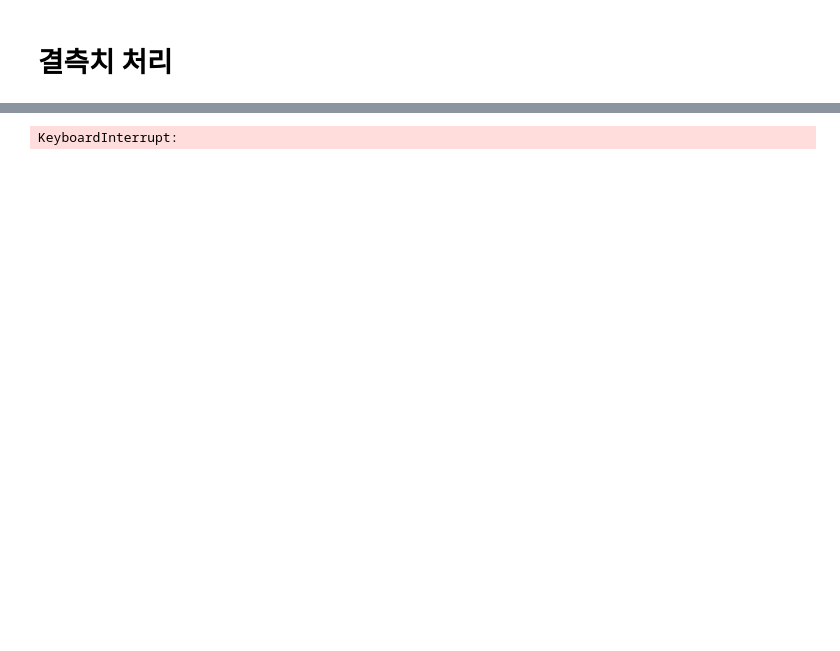
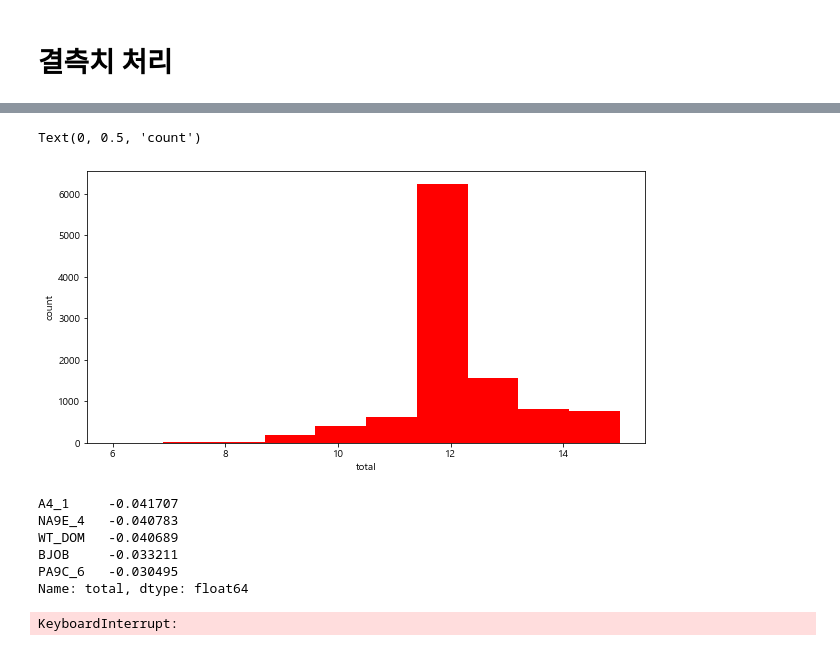
Before and after one commit to Gwanghun-Im/upgraded-barnacle, a Jupyter notebook: BTS.ipynb, the cells around one changed output, grey strips where cells are left out. Cells and saved outputs as stored; diff of their text form; code cells hidden in the pictures; blank space fills up the shorter version.

```diff
--- a/BTS.ipynb
+++ b/BTS.ipynb
@@ -87,3 +93,20 @@ data
+# %%
+plt.figure(figsize=(10,5))
+plt.hist(data['total'],color='red')
+plt.xlabel('total')
+plt.ylabel('count')
+# %% [output]
+Text(0, 0.5, 'count')
+[figure, added]
+# %%
+data.corr()['total'].sort_values().head(5)
+# %% [output]
+A4_1     -0.041707
+NA9E_4   -0.040783
+WT_DOM   -0.040689
+BJOB     -0.033211
+PA9C_6   -0.030495
+Name: total, dtype: float64
 # %%
 plt.figure(figsize=(15,5))
 plt.scatter(x=data.index,y=data['total'],alpha=0.01, color='g')
```
Also changed, not shown: parts of 6 cells of this notebook, 1 other file.
